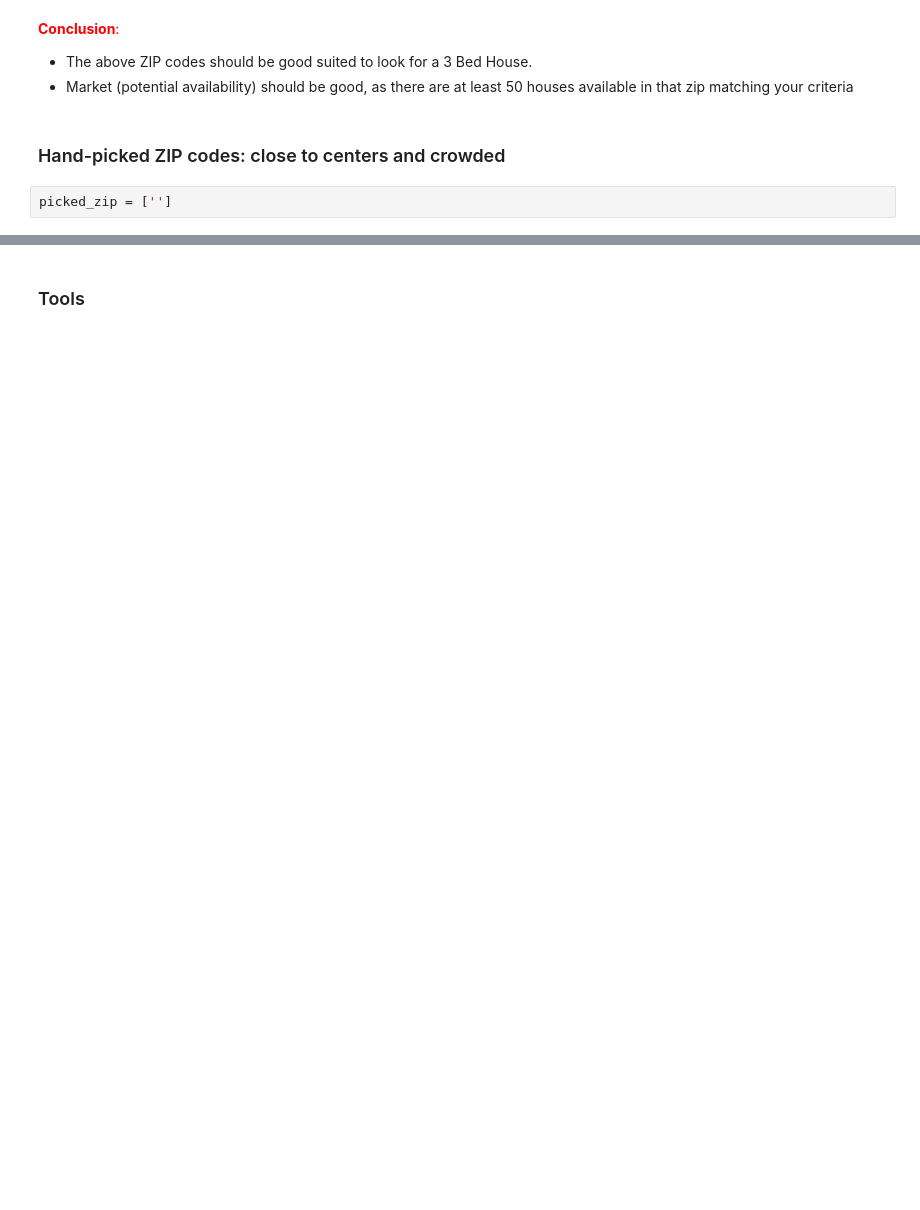
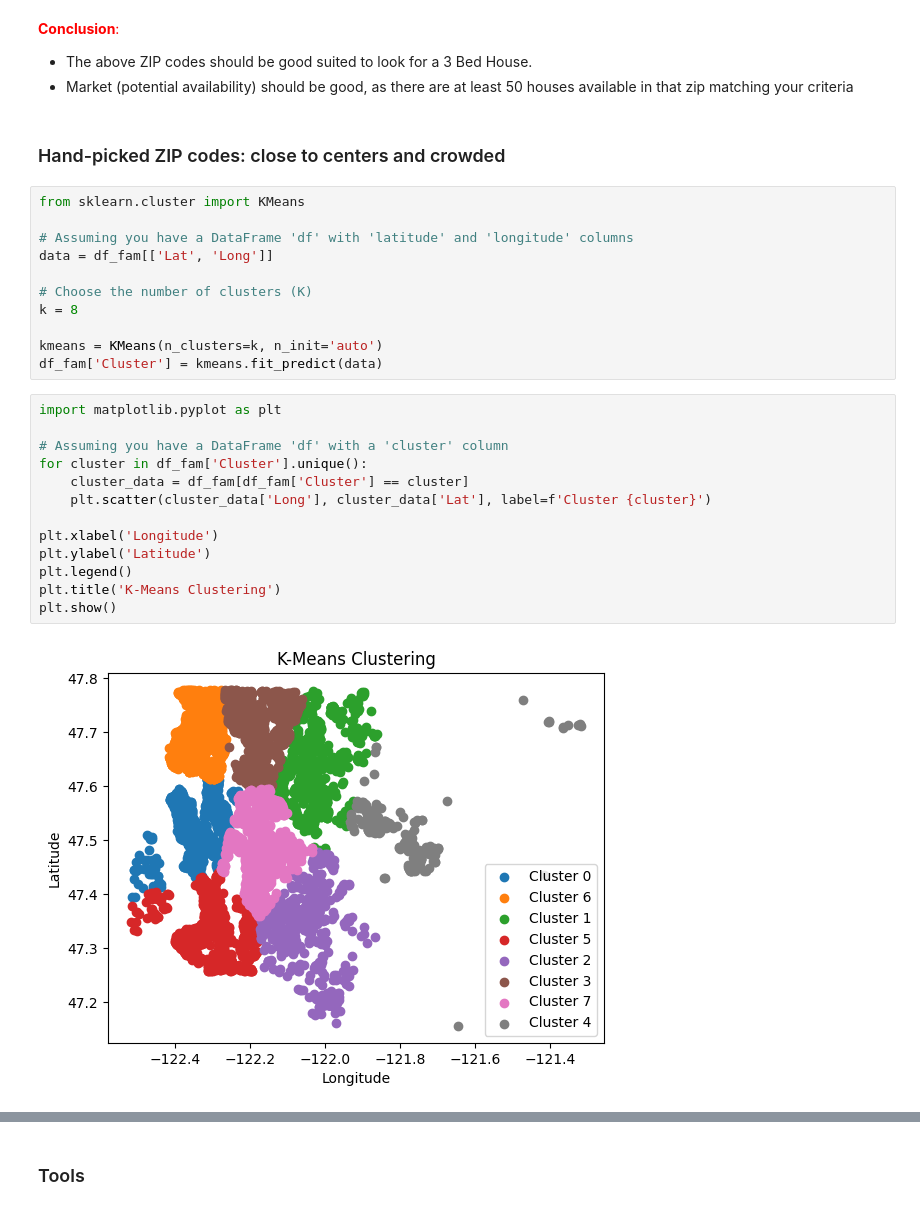
Before and after one commit to xit7/ds-eda-first-project-houses, a Jupyter notebook: 2_assignment-analysis.ipynb, the cells around one changed output, grey strips where cells are left out. Saved outputs shown, nothing was run; the diff lists cells and outputs as text; blank space fills up the shorter version.

```diff
--- a/2_assignment-analysis.ipynb
+++ b/2_assignment-analysis.ipynb
@@ -615,5 +611,29 @@ Name: count, dtype: int64
 * Market (potential availability) should be good, as there are at least 50 houses available in that zip matching your criteria
 # %% [markdown]
 ### Hand-picked ZIP codes: close to centers and crowded
-# %%
-picked_zip = ['']
+# %%
+from sklearn.cluster import KMeans
+
+# Assuming you have a DataFrame 'df' with 'latitude' and 'longitude' columns
+data = df_fam[['Lat', 'Long']]
+
+# Choose the number of clusters (K)
+k = 8
+
+kmeans = KMeans(n_clusters=k, n_init='auto')
+df_fam['Cluster'] = kmeans.fit_predict(data)
+# %%
+import matplotlib.pyplot as plt
+
+# Assuming you have a DataFrame 'df' with a 'cluster' column
+for cluster in df_fam['Cluster'].unique():
+    cluster_data = df_fam[df_fam['Cluster'] == cluster]
+    plt.scatter(cluster_data['Long'], cluster_data['Lat'], label=f'Cluster {cluster}')
+
+plt.xlabel('Longitude')
+plt.ylabel('Latitude')
+plt.legend()
+plt.title('K-Means Clustering')
+plt.show()
+# %% [output]
+[figure, added]
```
Also changed, not shown: parts of 5 cells of this notebook.
